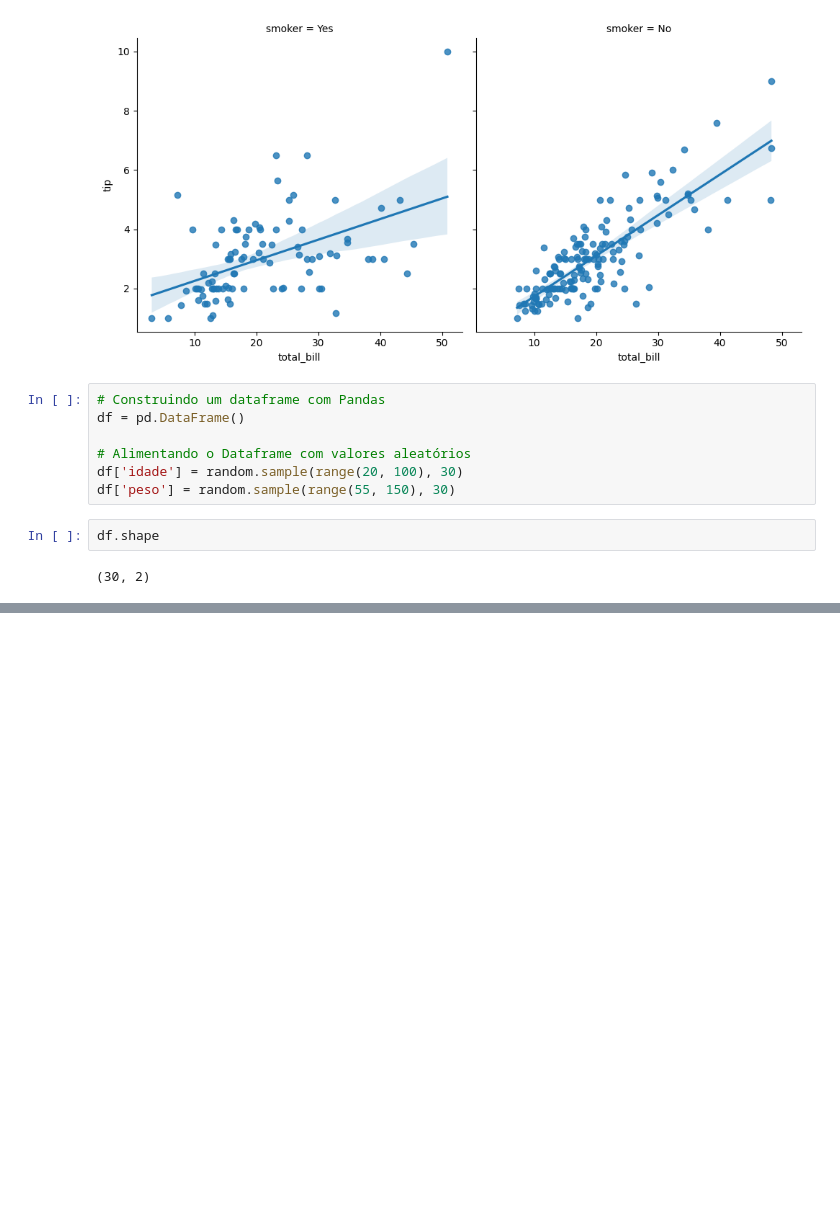
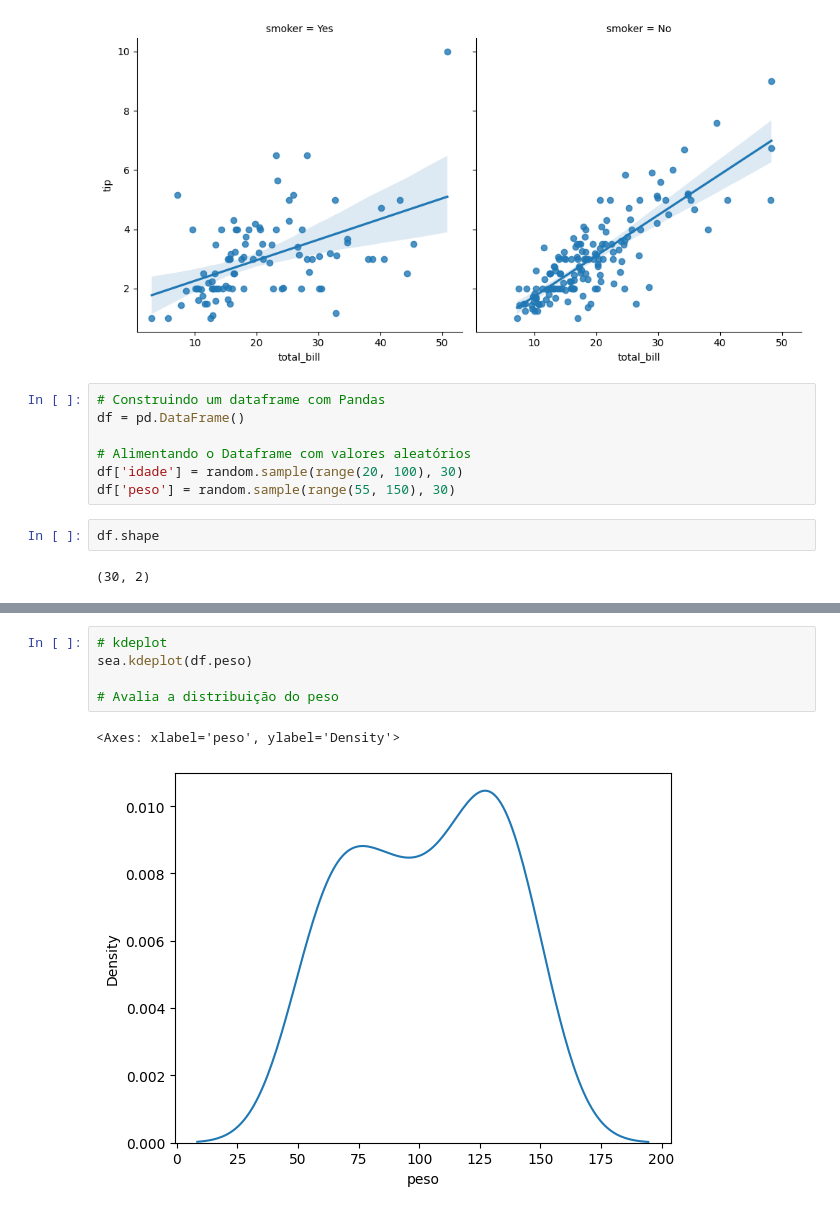
Before and after one commit to rheydne/curso-python, a Jupyter notebook: 11-graficos-python.ipynb/8-seaborn-graf-estatistico.ipynb, the cells around one changed output, grey strips where cells are left out. Saved outputs shown, nothing was run; the diff lists cells and outputs as text; blank space fills up the shorter version.

```diff
--- a/11-graficos-python.ipynb/8-seaborn-graf-estatistico.ipynb
+++ b/11-graficos-python.ipynb/8-seaborn-graf-estatistico.ipynb
@@ -60,0 +71,8 @@ sea.lmplot(data = df, x = "idade", y = "peso", fit_reg = True)
+# %%
+# kdeplot
+sea.kdeplot(df.peso)
+
+# Avalia a distribuição do peso
+# %% [output]
+<Axes: xlabel='peso', ylabel='Density'>
+[figure, added]
```
Also changed, not shown: parts of 10 cells of this notebook, 4 other files.
